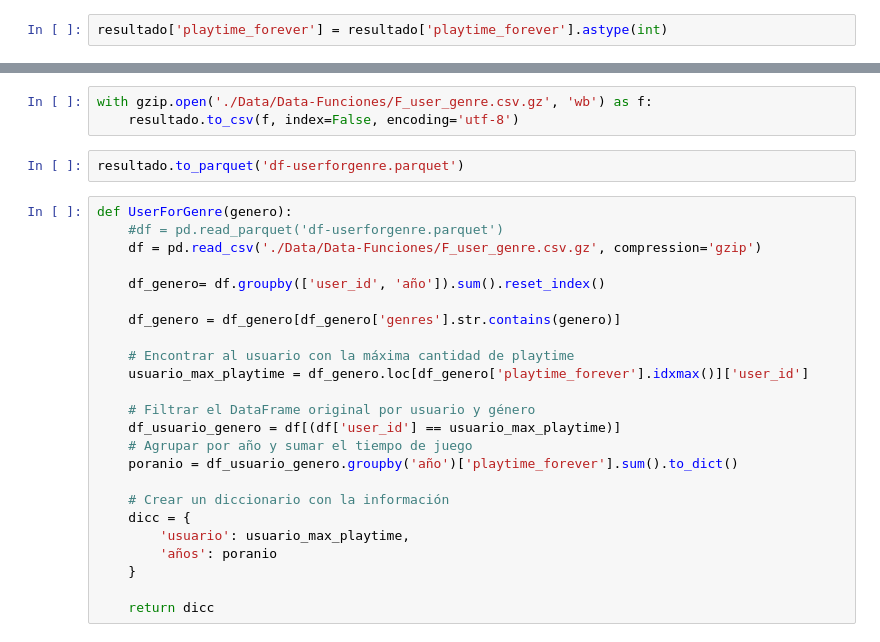
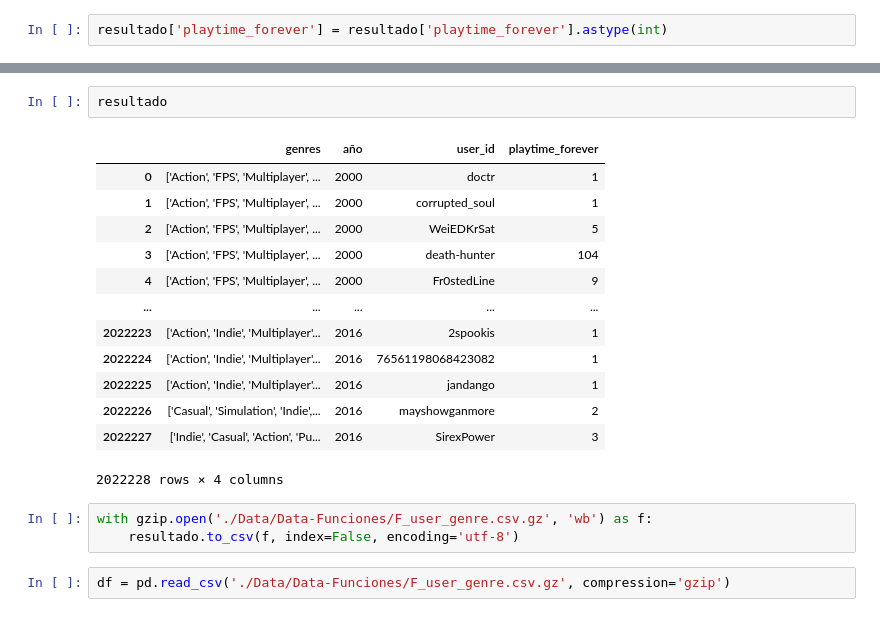
Before and after one commit to belenvbecker/Proyecto-MLOps, a Jupyter notebook: Funcion-Nueva.ipynb, the cells around one changed output, grey strips where cells are left out. Saved outputs shown, nothing was run; the diff lists cells and outputs as text.

```diff
--- a/Funcion-Nueva.ipynb
+++ b/Funcion-Nueva.ipynb
@@ -29,29 +38,21 @@ resultado['playtime_forever'] = resultado['playtime_forever'].astype(int)
+# %%
+resultado
+# %% [output]
+|  | genres | año | user_id | playtime_forever |
+| 0 | ['Action', 'FPS', 'Multiplayer', ... | 2000 | doctr | 1 |
+| 1 | ['Action', 'FPS', 'Multiplayer', ... | 2000 | corrupted_soul | 1 |
+| 2 | ['Action', 'FPS', 'Multiplayer', ... | 2000 | WeiEDKrSat | 5 |
+| 3 | ['Action', 'FPS', 'Multiplayer', ... | 2000 | death-hunter | 104 |
+| 4 | ['Action', 'FPS', 'Multiplayer', ... | 2000 | Fr0stedLine | 9 |
+| ... | ... | ... | ... | ... |
+| 2022223 | ['Action', 'Indie', 'Multiplayer'... | 2016 | 2spookis | 1 |
+| 2022224 | ['Action', 'Indie', 'Multiplayer'... | 2016 | 76561198068423082 | 1 |
+| 2022225 | ['Action', 'Indie', 'Multiplayer'... | 2016 | jandango | 1 |
+| 2022226 | ['Casual', 'Simulation', 'Indie',... | 2016 | mayshowganmore | 2 |
+| 2022227 | ['Indie', 'Casual', 'Action', 'Pu... | 2016 | SirexPower | 3 |
+2022228 rows × 4 columns
 # %%
 with gzip.open('./Data/Data-Funciones/F_user_genre.csv.gz', 'wb') as f:
     resultado.to_csv(f, index=False, encoding='utf-8')
-# %%
-resultado.to_parquet('df-userforgenre.parquet')
-# %%
-def UserForGenre(genero):
-    #df = pd.read_parquet('df-userforgenre.parquet')
-    df = pd.read_csv('./Data/Data-Funciones/F_user_genre.csv.gz', compression='gzip')
-
-    df_genero= df.groupby(['user_id', 'año']).sum().reset_index()
-
-    df_genero = df_genero[df_genero['genres'].str.contains(genero)]
-
-    # Encontrar al usuario con la máxima cantidad de playtime
-    usuario_max_playtime = df_genero.loc[df_genero['playtime_forever'].idxmax()]['user_id']
-
-    # Filtrar el DataFrame original por usuario y género
-    df_usuario_genero = df[(df['user_id'] == usuario_max_playtime)]
-    # Agrupar por año y sumar el tiempo de juego
-    poranio = df_usuario_genero.groupby('año')['playtime_forever'].sum().to_dict()
-
-    # Crear un diccionario con la información
-    dicc = {
-        'usuario': usuario_max_playtime,
-        'años': poranio
-    }
-
-    return dicc
+# %%
+df = pd.read_csv('./Data/Data-Funciones/F_user_genre.csv.gz', compression='gzip')
```
Also changed, not shown: parts of 4 cells of this notebook, 6 other files.
